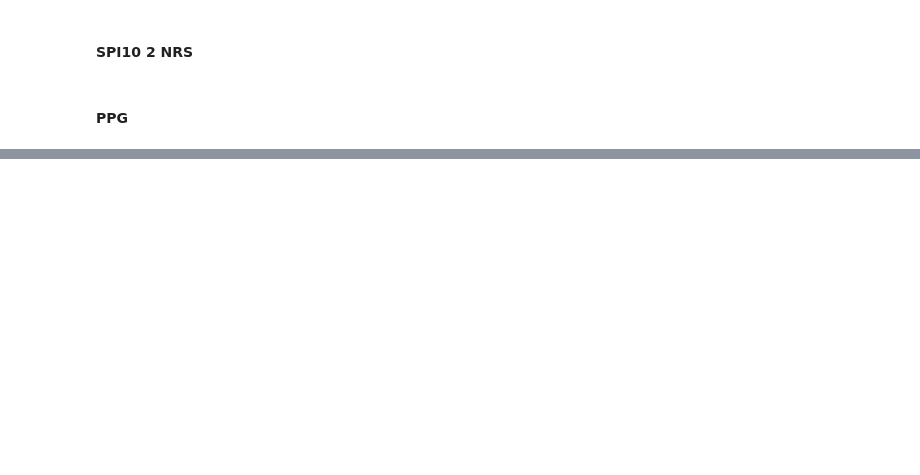
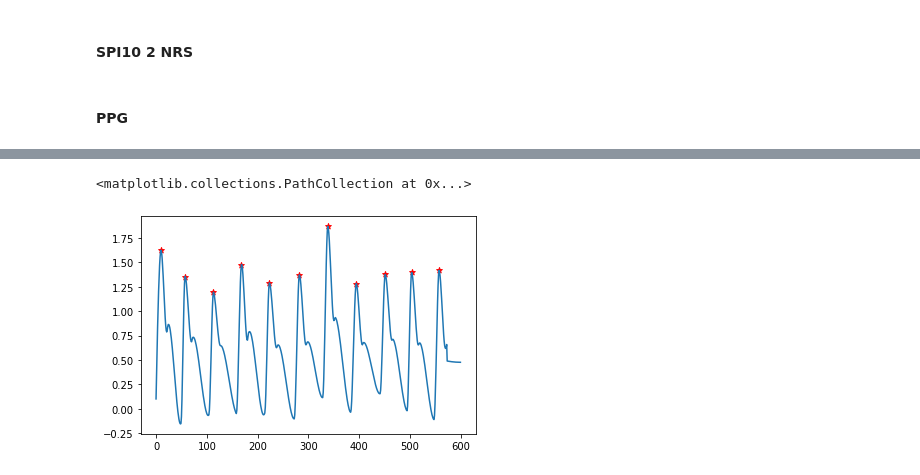
Before and after one commit to epsilon-deltta/spi2nrs, a Jupyter notebook: test.ipynb, the cells around one changed output, grey strips where cells are left out. Cells and saved outputs as stored; diff of their text form; code cells hidden in the pictures; blank space fills up the shorter version.

```diff
--- a/test.ipynb
+++ b/test.ipynb
@@ -174,0 +500,2 @@ class ProteinDataset(torch.utils.data.Dataset):
+# %%
+wd = detect_peaks(ppg, rol_mean, ma_perc = 20, sample_rate = 60)
@@ -174,0 +506,6 @@ class ProteinDataset(torch.utils.data.Dataset):
+# %%
+plt.plot(ppg)
+plt.scatter(wd['peaklist'],ppg[wd['peaklist']],marker='*',c='r')
+# %% [output]
+<matplotlib.collections.PathCollection at 0x...>
+[figure, added]
```
Also changed, not shown: parts of 49 cells of this notebook.
